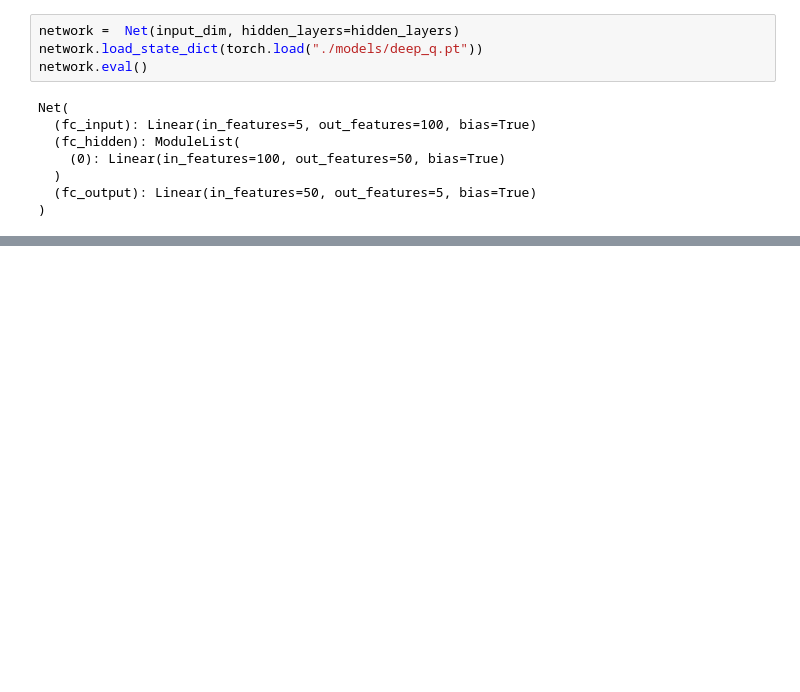
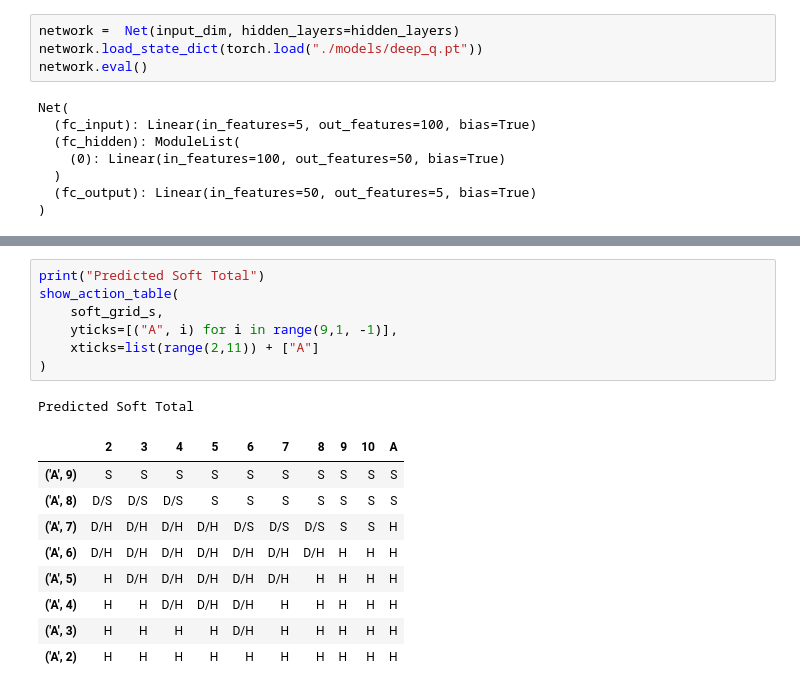
Before and after one commit to petersim1/Blackjack_RL, a Jupyter notebook: Deep_Learning.ipynb, the cells around one changed output, grey strips where cells are left out. Drawn from its saved outputs; the diff is of its cells as text; blank space fills up the shorter version.

```diff
--- a/Deep_Learning.ipynb
+++ b/Deep_Learning.ipynb
@@ -392 +359,19 @@ Yes Useable Ace, Can't Split
+# %%
+print("Predicted Soft Total")
+show_action_table(
+    soft_grid_s,
+    yticks=[("A", i) for i in range(9,1, -1)],
+    xticks=list(range(2,11)) + ["A"]
+)
+# %% [output]
+Predicted Soft Total
+|  | 2 | 3 | 4 | 5 | 6 | 7 | 8 | 9 | 10 | A |
+| ('A', 9) | S | S | S | S | S | S | S | S | S | S |
+| ('A', 8) | D/S | D/S | D/S | S | S | S | S | S | S | S |
+| ('A', 7) | D/H | D/H | D/H | D/H | D/S | D/S | D/S | S | S | H |
+| ('A', 6) | D/H | D/H | D/H | D/H | D/H | D/H | D/H | H | H | H |
+| ('A', 5) | H | D/H | D/H | D/H | D/H | D/H | H | H | H | H |
+| ('A', 4) | H | H | D/H | D/H | D/H | H | H | H | H | H |
+| ('A', 3) | H | H | H | H | D/H | H | H | H | H | H |
+| ('A', 2) | H | H | H | H | H | H | H | H | H | H |
 # %%
```
Also changed, not shown: parts of 9 cells of this notebook, 4 other files.
